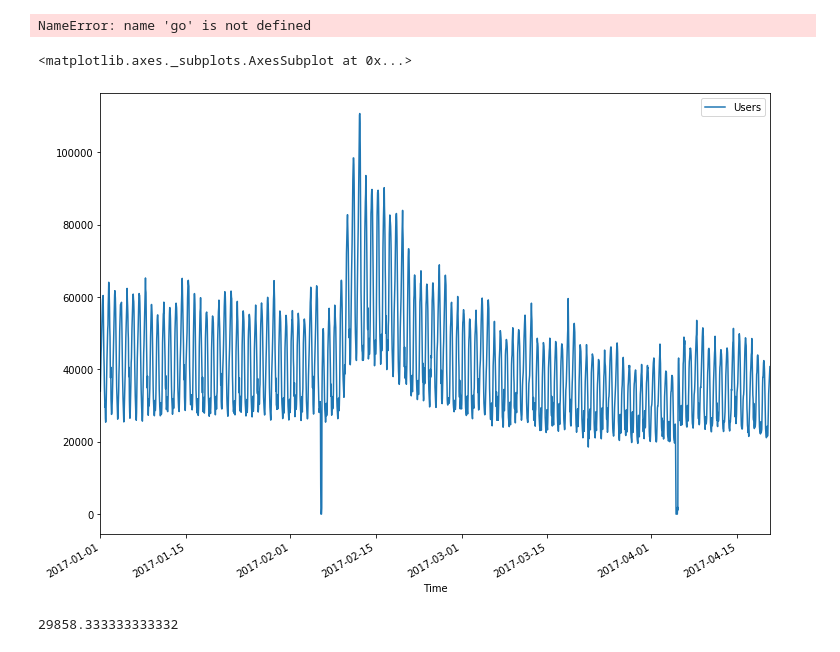
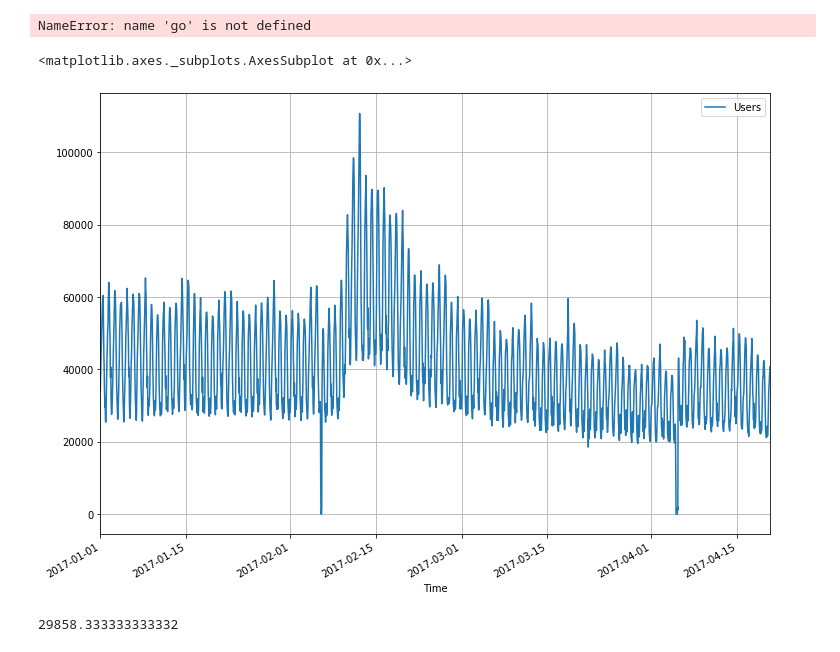
Before and after one commit to nasrutdinov/ml-mag, a Jupyter notebook: lect_04.20/Time_Series.ipynb, the cells around one changed output. Cells and saved outputs as stored; diff of their text form; code cells hidden in the pictures.

```diff
--- a/lect_04.20/Time_Series.ipynb
+++ b/lect_04.20/Time_Series.ipynb
@@ -326,10 +356,10 @@ plotly_df(dataset, title = "Online users")
 # %% [output]
 NameError: name 'go' is not defined
 # %%
-dataset.plot()
+dataset.plot(grid=True)
 # %% [output]
 <matplotlib.axes._subplots.AxesSubplot at 0x...>
-[figure, old version]
+[figure, new version]
 # %%
 #Функция замены следующего значения средним (по n-значениям)
 def moving_average(series, n):
```
Also changed, not shown: parts of 10 cells of this notebook, 19 other files.
